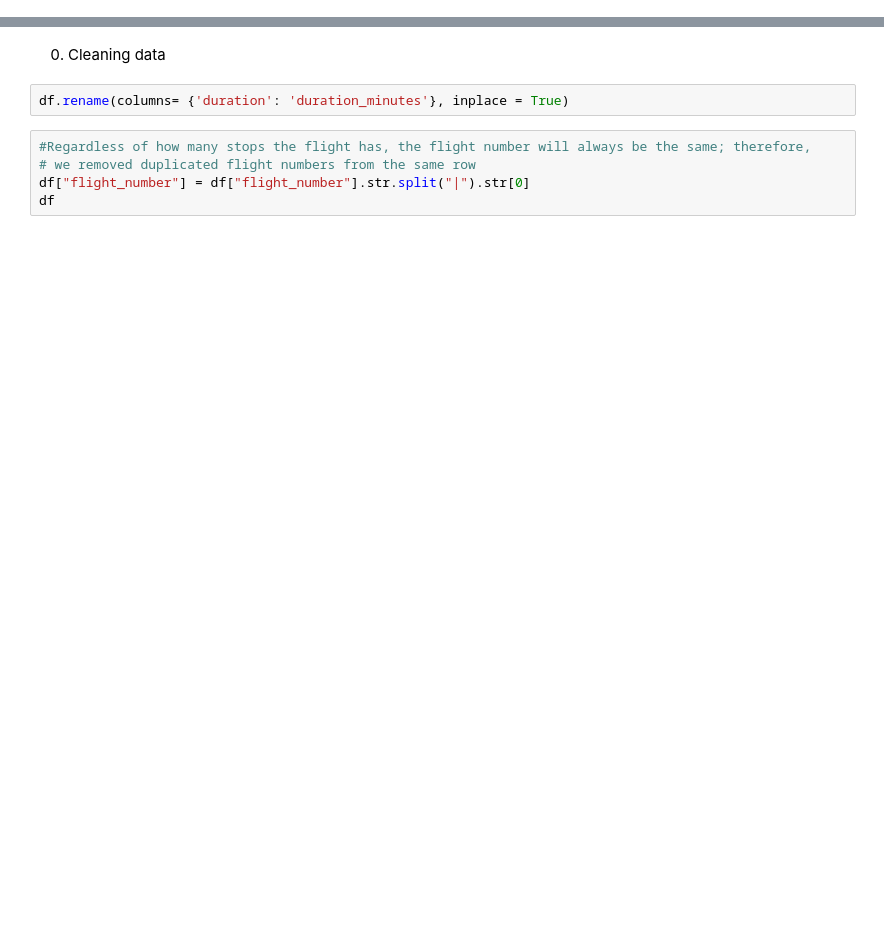
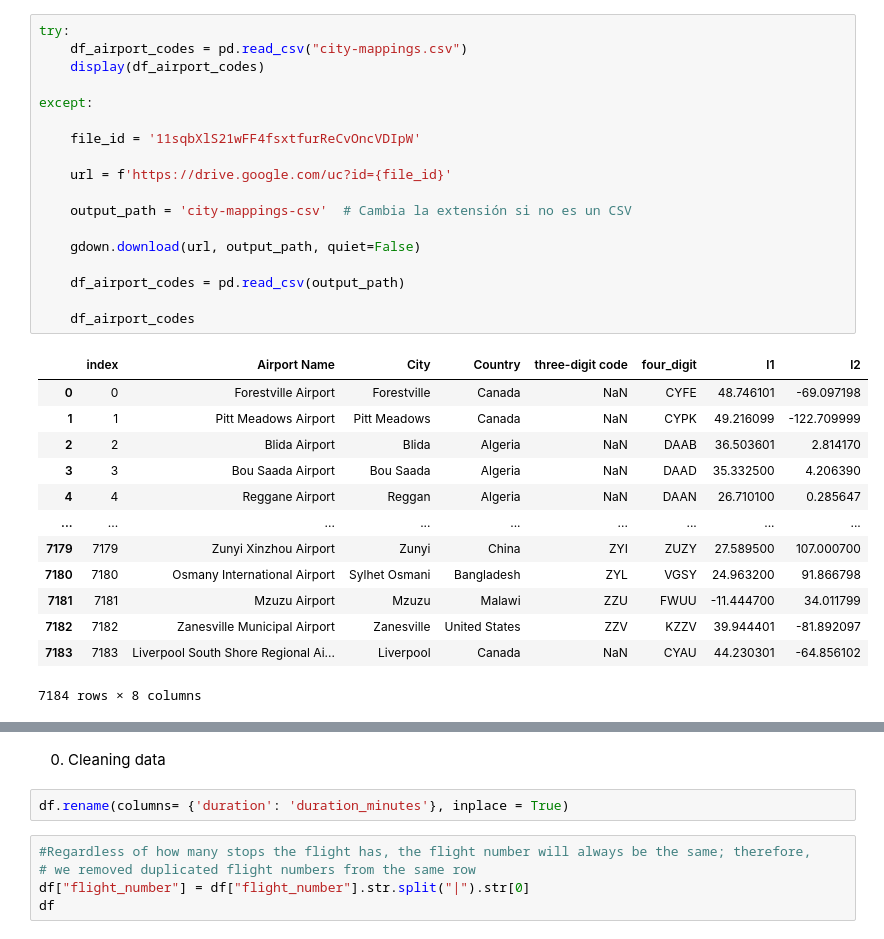
Before and after one commit to Josepdmo/Sky_Track_Project, a Jupyter notebook: Main.ipynb, the cells around one changed output, grey strips where cells are left out. Drawn from its saved outputs; the diff is of its cells as text; blank space fills up the shorter version.

```diff
--- a/Main.ipynb
+++ b/Main.ipynb
@@ -33,3 +34,35 @@ except:
 | 998864 | BOM | India | SYD | Australia | Airbus A321 (Sharklets)|Airbus A3... | multi | ... |
 | 998865 | BOM | India | SYD | Australia | Airbus A321 (Sharklets)|Airbus A3... | multi | ... |
 998866 rows × 18 columns
+# %%
+try:
+    df_airport_codes = pd.read_csv("city-mappings.csv")
+    display(df_airport_codes)
+
+except:
+
+    file_id = '11sqbXlS21wFF4fsxtfurReCvOncVDIpW'
+
+    url = f'https://drive.google.com/uc?id={file_id}'
+
+    output_path = 'city-mappings-csv'  # Cambia la extensión si no es un CSV
+
+    gdown.download(url, output_path, quiet=False)
+
+    df_airport_codes = pd.read_csv(output_path)
+
+    df_airport_codes
+# %% [output]
+|  | index | Airport Name | City | Country | three-digit code | four_digit | l1 | l2 |
+| 0 | 0 | Forestville Airport | Forestville | Canada | NaN | CYFE | 48.746101 | -69.097198 |
+| 1 | 1 | Pitt Meadows Airport | Pitt Meadows | Canada | NaN | CYPK | 49.216099 | -122.709999 |
+| 2 | 2 | Blida Airport | Blida | Algeria | NaN | DAAB | 36.503601 | 2.814170 |
+| 3 | 3 | Bou Saada Airport | Bou Saada | Algeria | NaN | DAAD | 35.332500 | 4.206390 |
+| 4 | 4 | Reggane Airport | Reggan | Algeria | NaN | DAAN | 26.710100 | 0.285647 |
+| ... | ... | ... | ... | ... | ... | ... | ... | ... |
+| 7179 | 7179 | Zunyi Xinzhou Airport | Zunyi | China | ZYI | ZUZY | 27.589500 | 107.000700 |
+| 7180 | 7180 | Osmany International Airport | Sylhet Osmani | Bangladesh | ZYL | VGSY | 24.963200 | 91.866798 |
+| 7181 | 7181 | Mzuzu Airport | Mzuzu | Malawi | ZZU | FWUU | -11.444700 | 34.011799 |
+| 7182 | 7182 | Zanesville Municipal Airport | Zanesville | United States | ZZV | KZZV | 39.944401 | -81.892097 |
+| 7183 | 7183 | Liverpool South Shore Regional Ai... | Liverpool | Canada | NaN | CYAU | 44.230301 | -64.856102 |
+7184 rows × 8 columns
```
Also changed, not shown: parts of 19 cells of this notebook, 1 other file.
